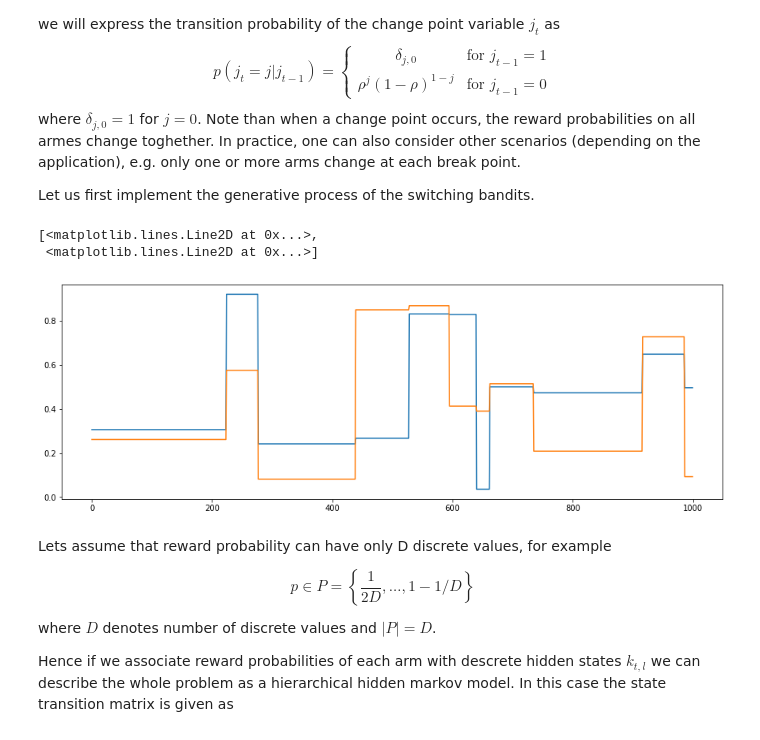
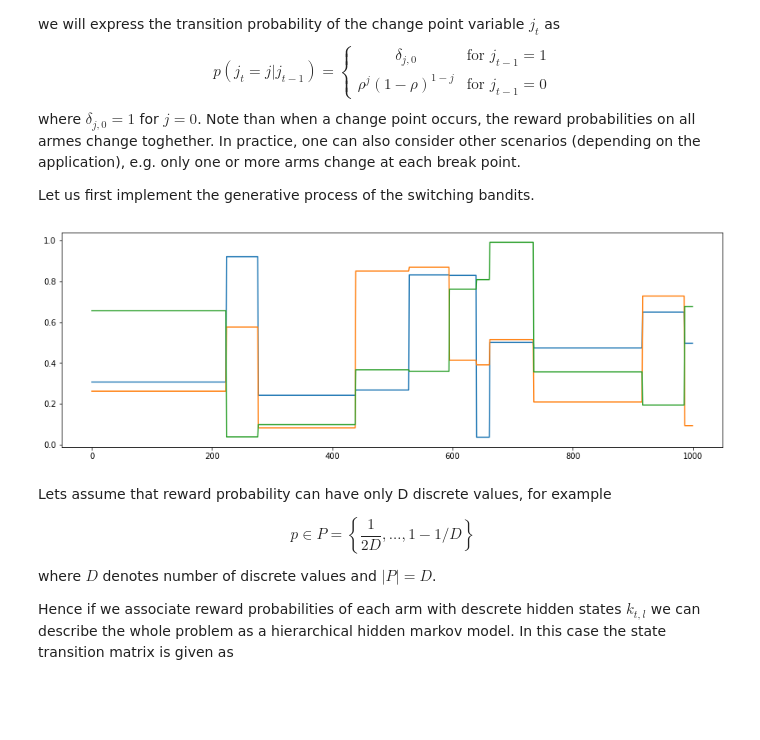
Before and after one commit to dimarkov/aibandits, a Jupyter notebook: piecewise_stationary_bandits_comparison.ipynb, the cells around one changed output. Cells and saved outputs as stored; diff of their text form; code cells hidden in the pictures; blank space fills up the shorter version.

```diff
--- a/piecewise_stationary_bandits_comparison.ipynb
+++ b/piecewise_stationary_bandits_comparison.ipynb
@@ -74,14 +74,12 @@ sequence = simulator(process)
 # %%
 %matplotlib inline
 import matplotlib.pyplot as plt
 import seaborn as sns
 
 plt.subplots(figsize=(15, 5))
-plt.plot(sequence['probs'][:, :2])
+plt.plot(sequence['probs']);
 # %% [output]
-[<matplotlib.lines.Line2D at 0x...>,
- <matplotlib.lines.Line2D at 0x...>]
-[figure, old version]
+[figure, new version]
 # %% [markdown]
 Lets assume that reward probability can have only D discrete values, for example
 
```
Also changed, not shown: parts of 6 cells of this notebook.
